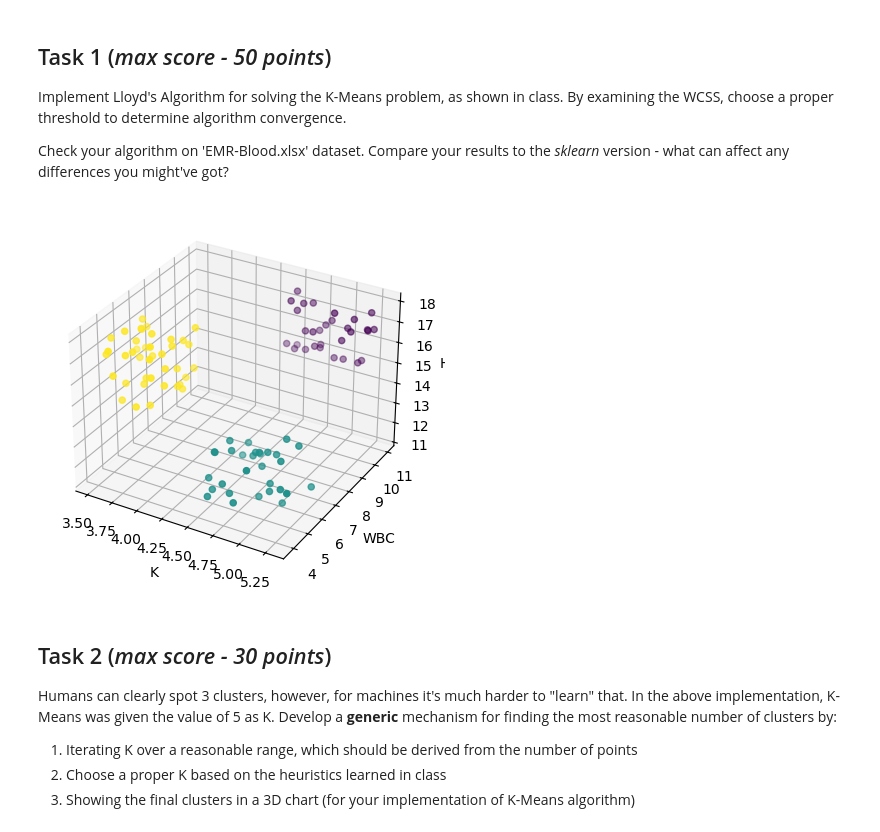
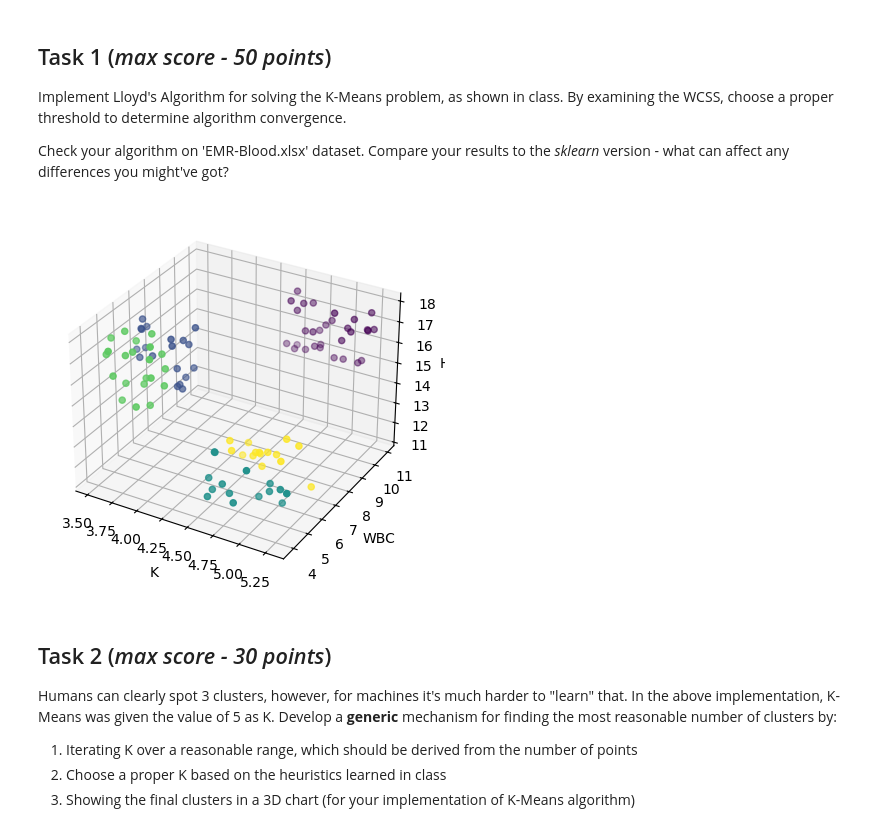
Before and after one commit to JaneAmi/YData_UL, a Jupyter notebook: HW1_clustering/UL_HW1_Clustering.ipynb, the cells around one changed output. Cells and saved outputs as stored; diff of their text form; code cells hidden in the pictures.

```diff
--- a/HW1_clustering/UL_HW1_Clustering.ipynb
+++ b/HW1_clustering/UL_HW1_Clustering.ipynb
@@ -115,35 +115,35 @@ class k_means:
             new_centroids = []
             for m in clusters:
                 if len(m.shape) > 1:
                     new_centroids.append(m.mean(axis=0))
                 else:
                     new_centroids.append(m)
 
             new_centroids = np.vstack(new_centroids)
 
             # break if centroids don't change
             if np.array_equal(new_centroids, centroids):
                 self.clusters = clusters
                 self.centroids = centroids
                 break
 
             centroids = new_centroids
 
     def predict(self, X):
         dist = []
         for c in self.centroids:
             dist.append(np.linalg.norm((X - c), axis=1)**2)
         dist = [x.reshape(len(x),1) for x in dist]
         cl = np.argmin(np.hstack(dist), axis=1)
         return cl
 
 
-n_km_est = k_means(3)
+n_km_est = k_means(5)
 n_km_est.fit(EMR3d1)
 y_pred_nkm = n_km_est.predict(EMR3d1)
 make_chart(EMR3d1, y_pred_nkm, variables1)
 # %% [output]
-[figure, old version]
+[figure, new version]
 # %% [markdown]
 ## Task 2 (_max score - 30 points_)
 
```
Also changed, not shown: parts of 7 cells of this notebook.
